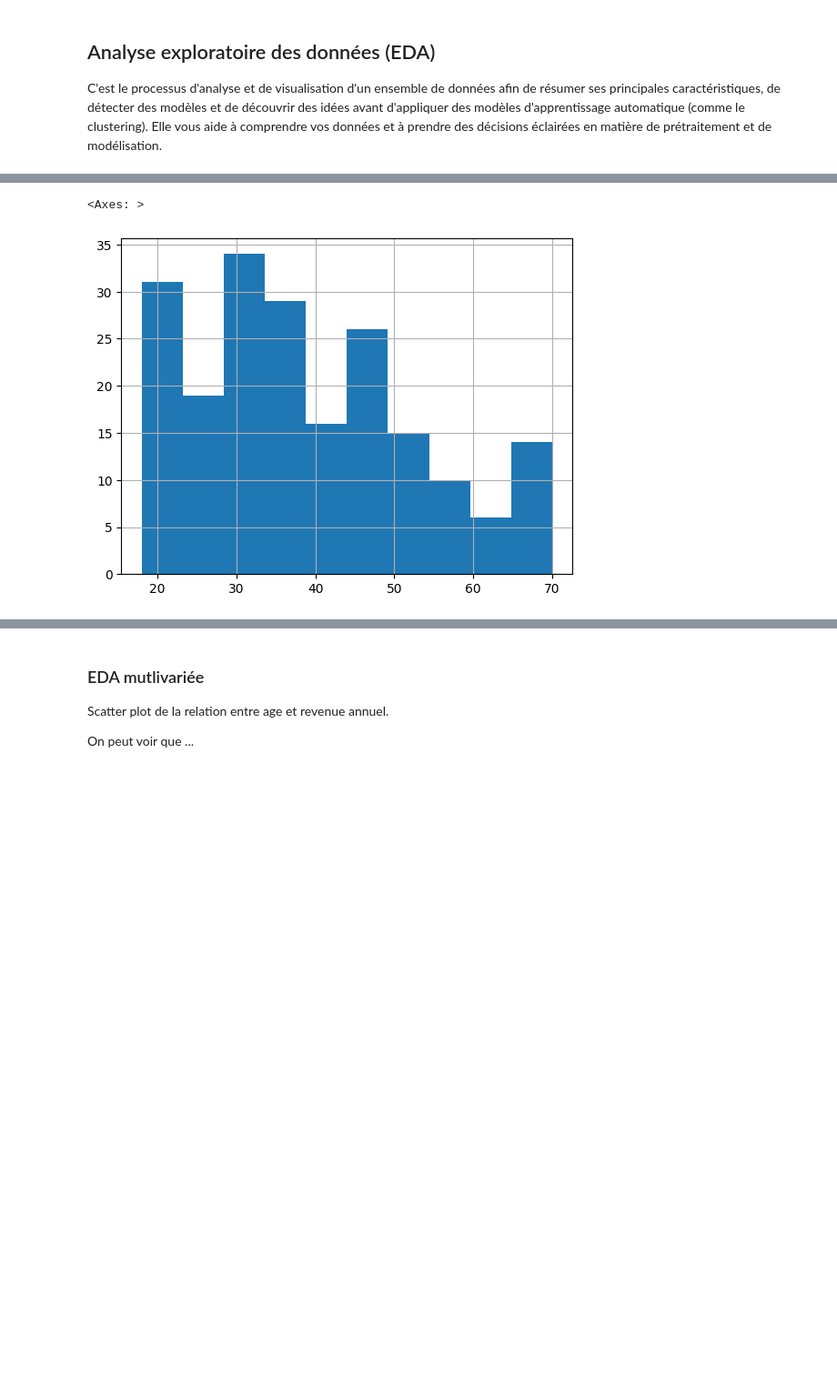
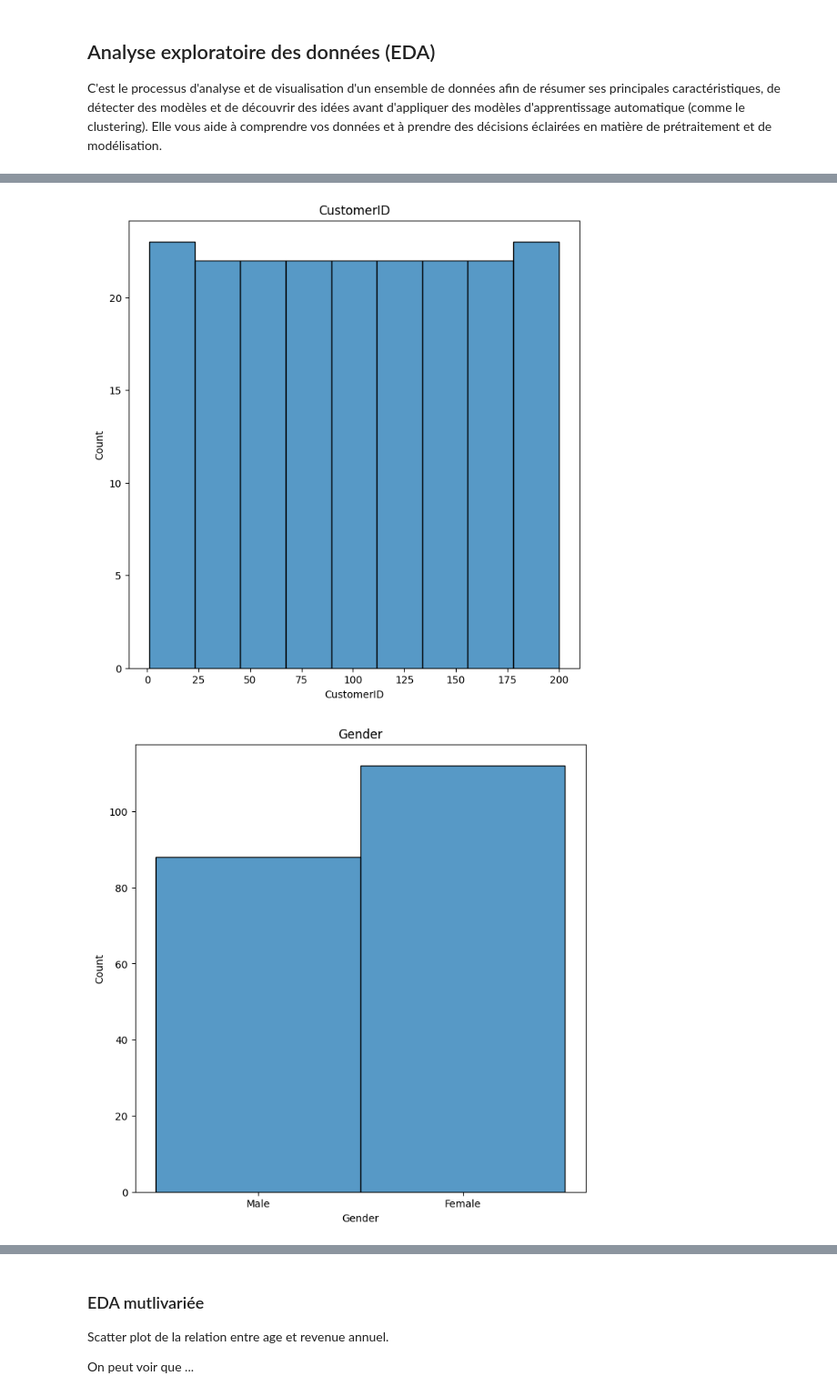
Before and after one commit to mahefatsiresy/ispm-ml-m2-2025, a Jupyter notebook: exo1.ipynb, the cells around one changed output, grey strips where cells are left out. Shown: that part at 91% size. Drawn from its saved outputs; the diff is of its cells as text; code cells hidden in the pictures; blank space fills up the shorter version.

```diff
--- a/exo1.ipynb
+++ b/exo1.ipynb
@@ -38,5 +57,3 @@ Spending Score (1-100)    0
 dtype: int64
 # %% [markdown]
 Effacement des colonnes irrelevant
-# %%
-df = df.drop(['CustomerID'], axis=1)
@@ -68,5 +68,11 @@ Histogrammes et boxplots de chaque variable
 # %%
-df['Age'].hist()
+cols = df.columns
+
+for col in cols:
+    plt.figure(figsize=(8,8))
+    sns.histplot(data=df, x=col)
+    plt.title(col)
+    plt.show()
 # %% [output]
-<Axes: >
-[figure, old version]
+[figure, new version]
+[figure, added]
```
Also changed, not shown: parts of 45 cells of this notebook.
